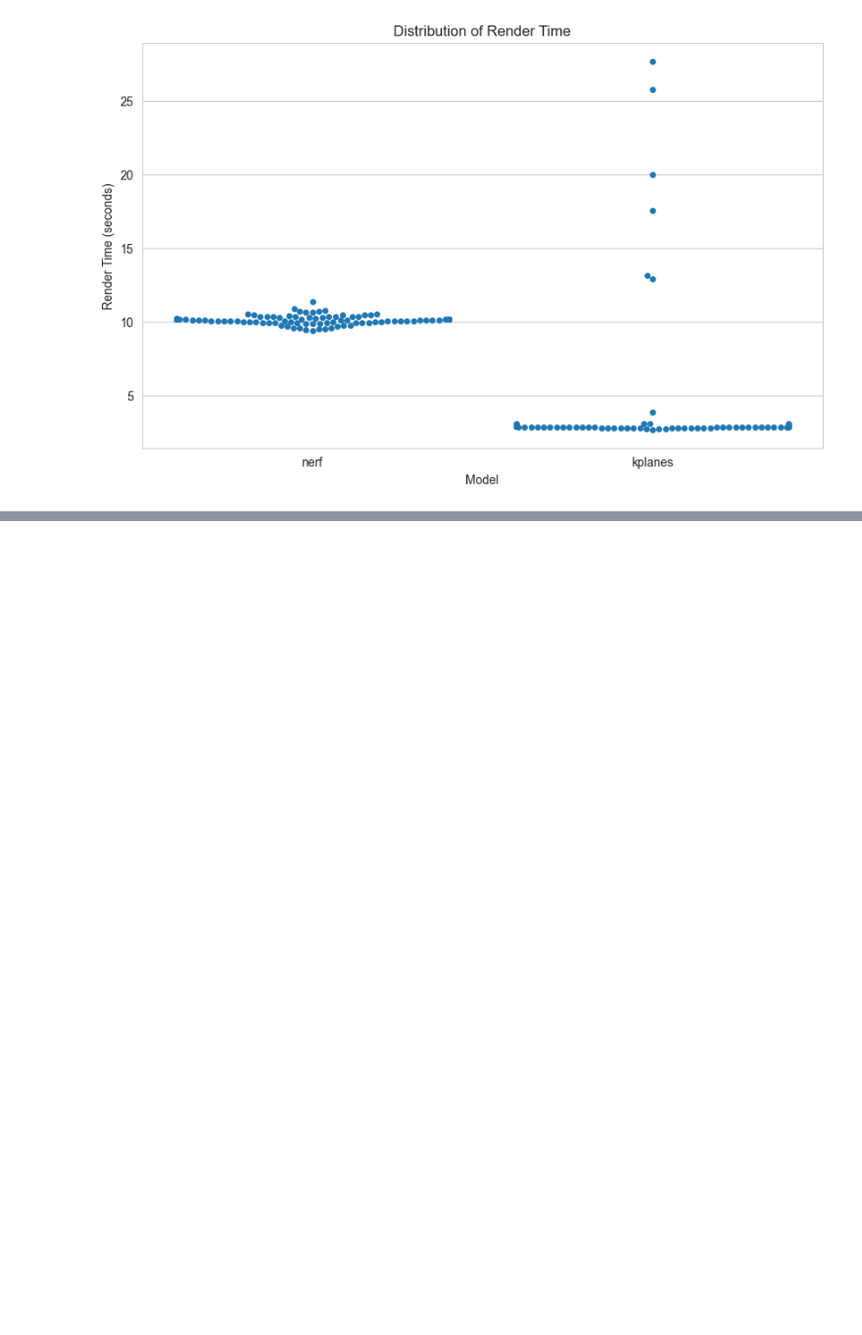
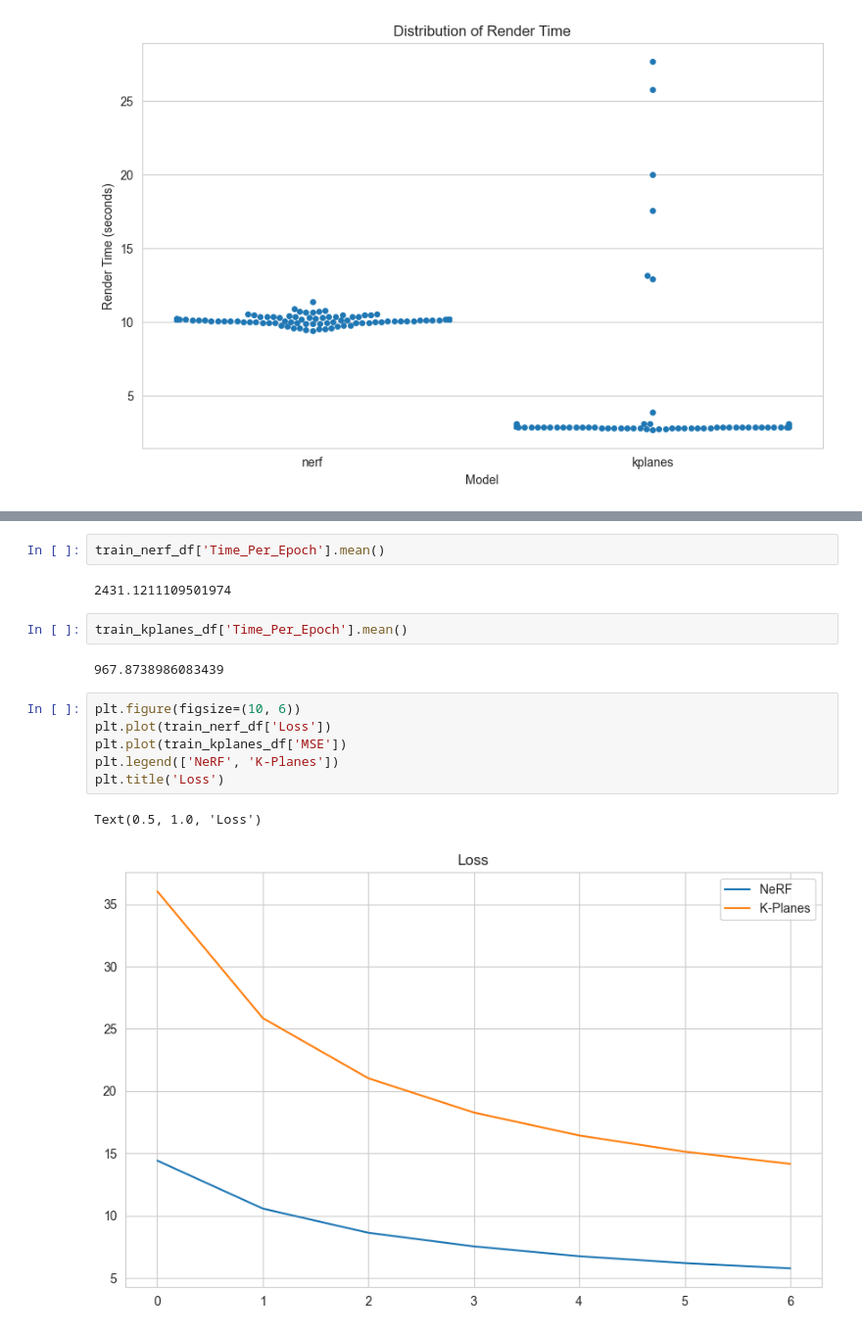
Before and after one commit to VRX2314/NeRF-KPlanes-SemX, a Jupyter notebook: full_pipe.ipynb, the cells around one changed output, grey strips where cells are left out. Shown at 98% size. Cells and saved outputs as stored; diff of their text form; blank space fills up the shorter version.

```diff
--- a/full_pipe.ipynb
+++ b/full_pipe.ipynb
@@ -570,0 +615,17 @@ plt.show()
+# %%
+train_nerf_df['Time_Per_Epoch'].mean()
+# %% [output]
+2431.1211109501974
+# %%
+train_kplanes_df['Time_Per_Epoch'].mean()
+# %% [output]
+967.8738986083439
+# %%
+plt.figure(figsize=(10, 6))
+plt.plot(train_nerf_df['Loss'])
+plt.plot(train_kplanes_df['MSE'])
+plt.legend(['NeRF', 'K-Planes'])
+plt.title('Loss')
+# %% [output]
+Text(0.5, 1.0, 'Loss')
+[figure, added]
```
Also changed, not shown: parts of 16 cells of this notebook, 7 other files.
